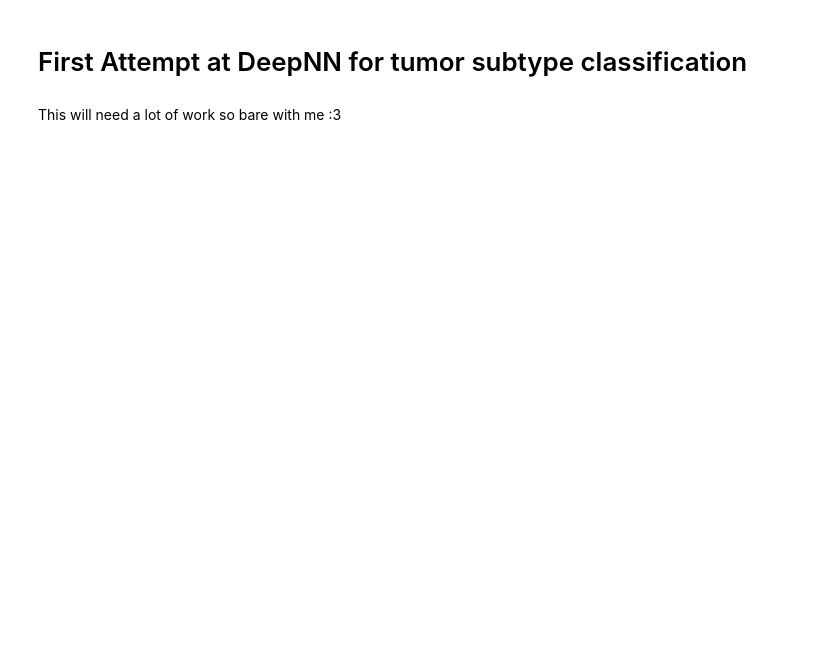
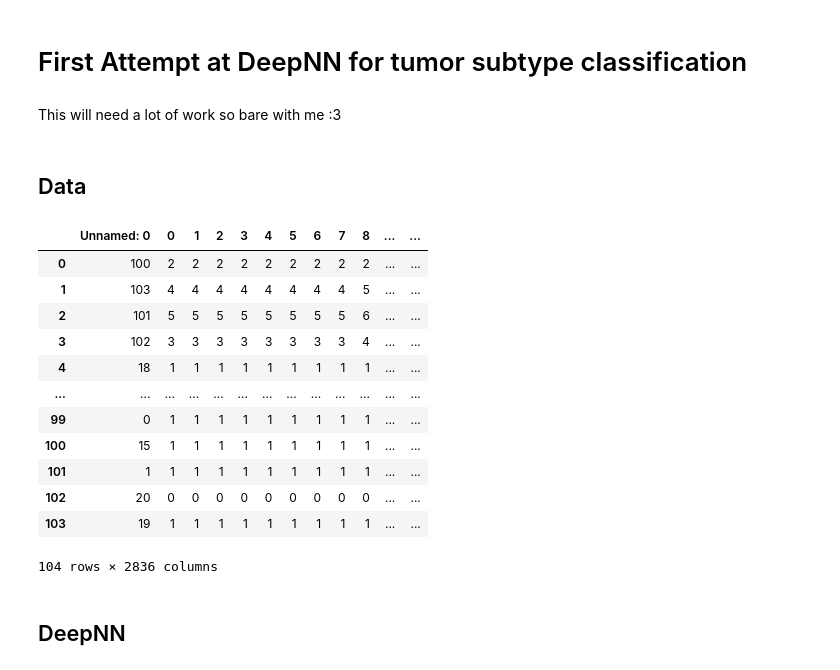
Before and after one commit to Blastorios/B4TM, a Jupyter notebook: src/DeepNN.ipynb, the cells around one changed output. Saved outputs shown, nothing was run; the diff lists cells and outputs as text; code cells hidden in the pictures; blank space fills up the shorter version.

```diff
--- a/src/DeepNN.ipynb
+++ b/src/DeepNN.ipynb
@@ -4,0 +17,31 @@ This will need a lot of work so bare with me :3
+# %% [markdown]
+## Data
+# %%
+df = pd.read_csv("./data/superset.csv")
+# %%
+# Create a tensor viable df
+# e.g.:
+# df['thal'] = pd.Categorical(df['thal'])
+# df['thal'] = df.thal.cat.codes
+
+dfc = df.copy()
+
+for item in dfc:
+    dfc[item] = pd.Categorical(dfc[item])
+    dfc[item] = dfc[item].cat.codes
+# %%
+dfc
+# %% [output]
+|  | Unnamed: 0 | 0 | 1 | 2 | 3 | 4 | 5 | 6 | 7 | 8 | ... | ... |
+| 0 | 100 | 2 | 2 | 2 | 2 | 2 | 2 | 2 | 2 | 2 | ... | ... |
+| 1 | 103 | 4 | 4 | 4 | 4 | 4 | 4 | 4 | 4 | 5 | ... | ... |
+| 2 | 101 | 5 | 5 | 5 | 5 | 5 | 5 | 5 | 5 | 6 | ... | ... |
+| 3 | 102 | 3 | 3 | 3 | 3 | 3 | 3 | 3 | 3 | 4 | ... | ... |
+| 4 | 18 | 1 | 1 | 1 | 1 | 1 | 1 | 1 | 1 | 1 | ... | ... |
+| ... | ... | ... | ... | ... | ... | ... | ... | ... | ... | ... | ... | ... |
+| 99 | 0 | 1 | 1 | 1 | 1 | 1 | 1 | 1 | 1 | 1 | ... | ... |
+| 100 | 15 | 1 | 1 | 1 | 1 | 1 | 1 | 1 | 1 | 1 | ... | ... |
+| 101 | 1 | 1 | 1 | 1 | 1 | 1 | 1 | 1 | 1 | 1 | ... | ... |
+| 102 | 20 | 0 | 0 | 0 | 0 | 0 | 0 | 0 | 0 | 0 | ... | ... |
+| 103 | 19 | 1 | 1 | 1 | 1 | 1 | 1 | 1 | 1 | 1 | ... | ... |
+104 rows × 2836 columns
@@ -5 +51,3 @@ This will need a lot of work so bare with me :3
+# %% [markdown]
+## DeepNN
 # %%
```
Also changed, not shown: parts of 8 cells of this notebook, 2 other files.
